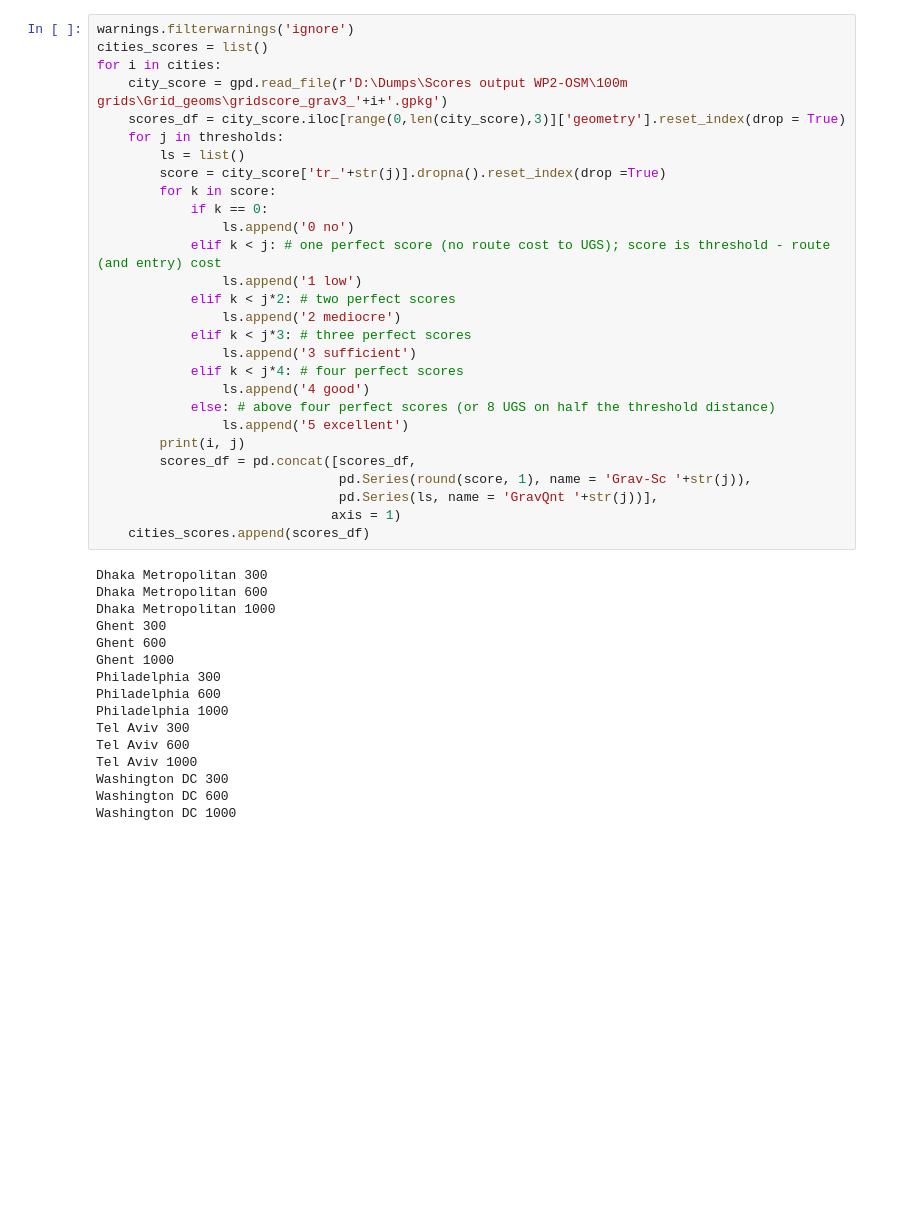
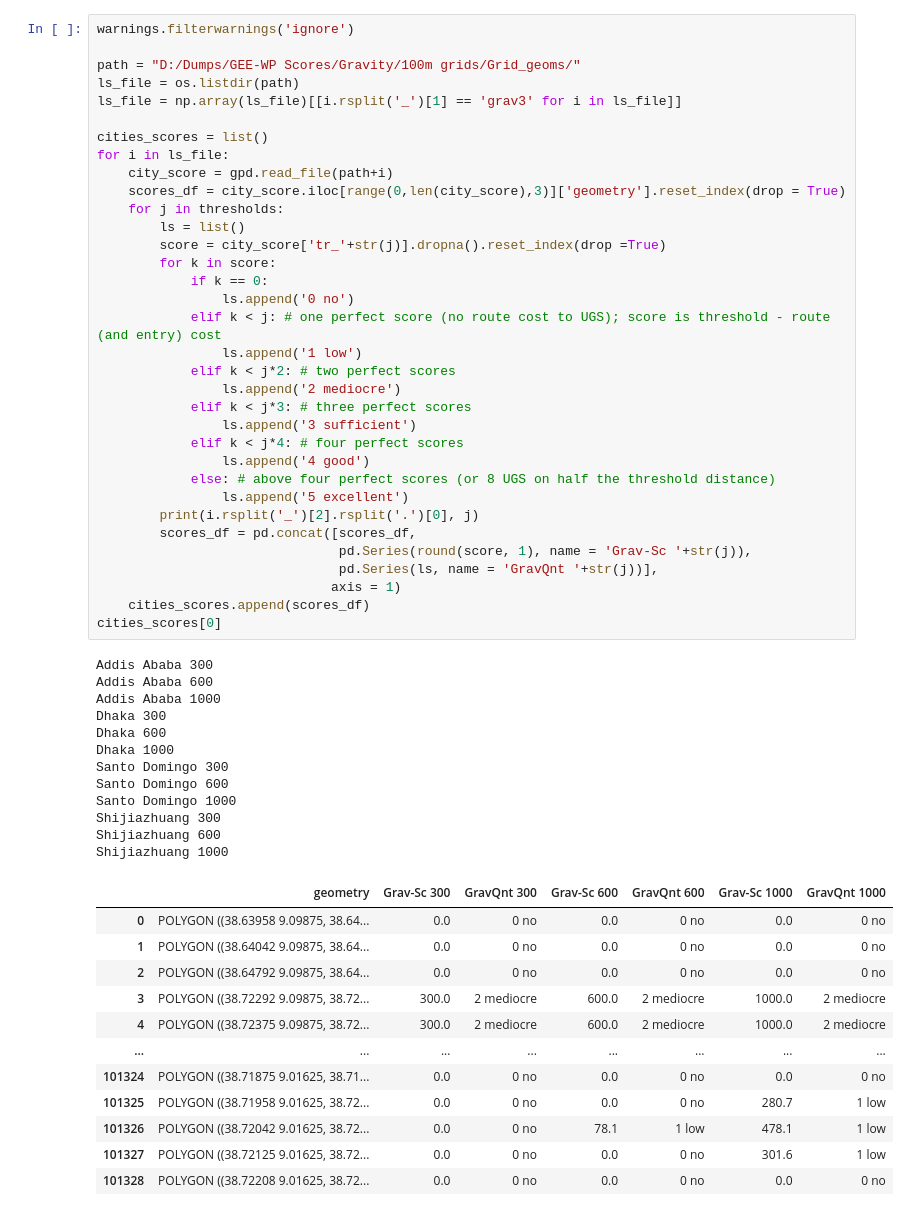
Before and after one commit to Bart-Breekveldt/Urban_Greenspace_Accessibility, a Jupyter notebook: Classification.ipynb, the cells around one changed output. Drawn from its saved outputs; the diff is of its cells as text; blank space fills up the shorter version.

```diff
--- a/Classification.ipynb
+++ b/Classification.ipynb
@@ -10,45 +10,60 @@ cities = ['Dhaka Metropolitan','Ghent','Philadelphia','Tel Aviv','Washington DC'
 thresholds = [300, 600, 1000]
 # %%
 warnings.filterwarnings('ignore')
+
+path = "D:/Dumps/GEE-WP Scores/Gravity/100m grids/Grid_geoms/"
+ls_file = os.listdir(path)
+ls_file = np.array(ls_file)[[i.rsplit('_')[1] == 'grav3' for i in ls_file]]
+
 cities_scores = list()
-for i in cities:
-    city_score = gpd.read_file(r'D:\Dumps\Scores output WP2-OSM\100m grids\Grid_geoms\gridscore_grav3_'+i+'.gpkg')
+for i in ls_file:
+    city_score = gpd.read_file(path+i)
     scores_df = city_score.iloc[range(0,len(city_score),3)]['geometry'].reset_index(drop = True)
     for j in thresholds:
         ls = list()
         score = city_score['tr_'+str(j)].dropna().reset_index(drop =True)
         for k in score:
             if k == 0:
                 ls.append('0 no')
             elif k < j: # one perfect score (no route cost to UGS); score is threshold - route (and entry) cost
                 ls.append('1 low')
             elif k < j*2: # two perfect scores
                 ls.append('2 mediocre')
             elif k < j*3: # three perfect scores
                 ls.append('3 sufficient')
             elif k < j*4: # four perfect scores
                 ls.append('4 good')
             else: # above four perfect scores (or 8 UGS on half the threshold distance)
                 ls.append('5 excellent')
-        print(i, j)
+        print(i.rsplit('_')[2].rsplit('.')[0], j)
         scores_df = pd.concat([scores_df,
                                pd.Series(round(score, 1), name = 'Grav-Sc '+str(j)),
                                pd.Series(ls, name = 'GravQnt '+str(j))],
                               axis = 1)
     cities_scores.append(scores_df)
+cities_scores[0]
 # %% [output]
-Dhaka Metropolitan 300
-Dhaka Metropolitan 600
-Dhaka Metropolitan 1000
-Ghent 300
-Ghent 600
-Ghent 1000
-Philadelphia 300
-Philadelphia 600
-Philadelphia 1000
-Tel Aviv 300
-Tel Aviv 600
-Tel Aviv 1000
-Washington DC 300
-Washington DC 600
-Washington DC 1000
+Addis Ababa 300
+Addis Ababa 600
+Addis Ababa 1000
+Dhaka 300
+Dhaka 600
+Dhaka 1000
+Santo Domingo 300
+Santo Domingo 600
+Santo Domingo 1000
+Shijiazhuang 300
+Shijiazhuang 600
+Shijiazhuang 1000
+|  | geometry | Grav-Sc 300 | GravQnt 300 | Grav-Sc 600 | GravQnt 600 | Grav-Sc 1000 | GravQnt 1000 |
+| 0 | POLYGON ((38.63958 9.09875, 38.64... | 0.0 | 0 no | 0.0 | 0 no | 0.0 | 0 no |
+| 1 | POLYGON ((38.64042 9.09875, 38.64... | 0.0 | 0 no | 0.0 | 0 no | 0.0 | 0 no |
+| 2 | POLYGON ((38.64792 9.09875, 38.64... | 0.0 | 0 no | 0.0 | 0 no | 0.0 | 0 no |
+| 3 | POLYGON ((38.72292 9.09875, 38.72... | 300.0 | 2 mediocre | 600.0 | 2 mediocre | 1000.0 | 2 mediocre |
+| 4 | POLYGON ((38.72375 9.09875, 38.72... | 300.0 | 2 mediocre | 600.0 | 2 mediocre | 1000.0 | 2 mediocre |
+| ... | ... | ... | ... | ... | ... | ... | ... |
+| 101324 | POLYGON ((38.71875 9.01625, 38.71... | 0.0 | 0 no | 0.0 | 0 no | 0.0 | 0 no |
+| 101325 | POLYGON ((38.71958 9.01625, 38.72... | 0.0 | 0 no | 0.0 | 0 no | 280.7 | 1 low |
+| 101326 | POLYGON ((38.72042 9.01625, 38.72... | 0.0 | 0 no | 78.1 | 1 low | 478.1 | 1 low |
+| 101327 | POLYGON ((38.72125 9.01625, 38.72... | 0.0 | 0 no | 0.0 | 0 no | 301.6 | 1 low |
+| 101328 | POLYGON ((38.72208 9.01625, 38.72... | 0.0 | 0 no | 0.0 | 0 no | 0.0 | 0 no |
```
Also changed, not shown: parts of 10 cells of this notebook, 2 other files.
